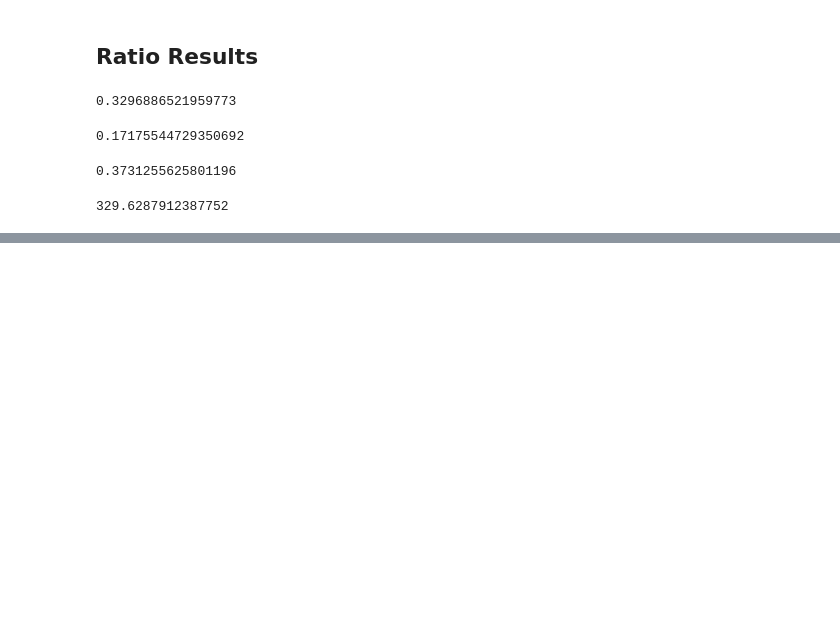
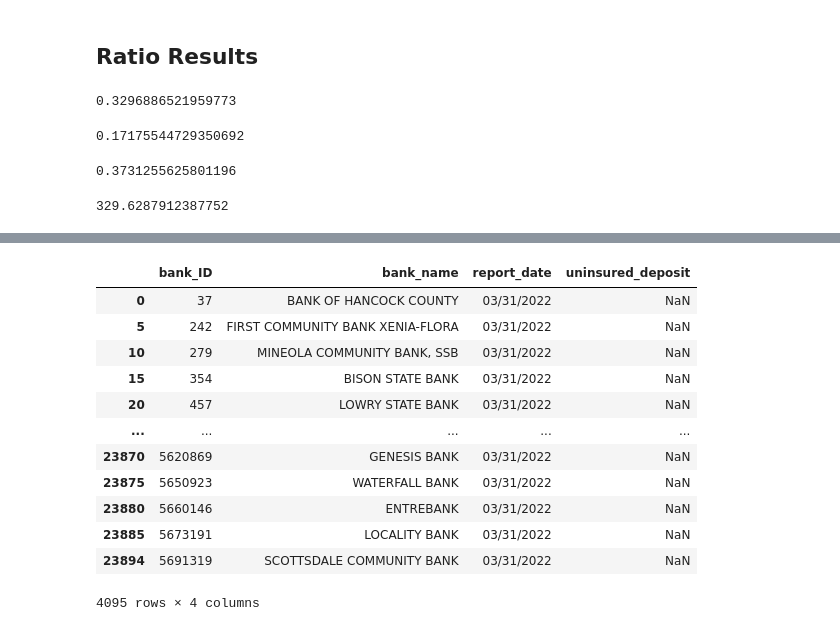
Before and after one commit to huangpz-a11y/P2_Monetary_Tightening, a Jupyter notebook: src/02_Final Updated Analysis.ipynb, the cells around one changed output, grey strips where cells are left out. Cells and saved outputs as stored; diff of their text form; code cells hidden in the pictures; blank space fills up the shorter version.

```diff
--- a/src/02_Final Updated Analysis.ipynb
+++ b/src/02_Final Updated Analysis.ipynb
@@ -514,0 +582,40 @@ coverage_ratios_df['insured_deposit_coverage_ratio'].std()
+# %%
+df_RMBS_GSIB = df_RMBS_Final[df_RMBS_Final['Bank_ID'].isin(GSIB)] #RMBS for GSIB banks
+df_RMBS_large_ex_GSIB = df_RMBS_Final[df_RMBS_Final['Bank_ID'].isin(large_ex_GSIB)] #RMBS for large non-GSIB banks
+df_RMBS_small = df_RMBS_Final[df_RMBS_Final['Bank_ID'].isin(small)]
+
+df_RMBS_Final = df_RMBS_Final #RMBS for all banks
+df_RMBS_GSIB = df_RMBS_Final[df_RMBS_Final['Bank_ID'].isin(GSIB)] #RMBS for GSIB banks
+df_RMBS_large_ex_GSIB = df_RMBS_Final[df_RMBS_Final['Bank_ID'].isin(large_ex_GSIB)] #RMBS for large non-GSIB banks
+df_RMBS_small = df_RMBS_Final[df_RMBS_Final['Bank_ID'].isin(small)] #RMBS for small banks
+
+#Loans First Lien Domestic
+
+df_loans_first_lien_domestic = df_loans_first_lien_domestic # loans first lien domestic for all banks
+df_loans_first_lien_domestic_GSIB = df_loans_first_lien_domestic[df_loans_first_lien_domestic['Bank_ID'].isin(GSIB)] # loans first lien domestic for all GSIB banks
+df_loans_first_lien_domestic_large_ex_GSIB = df_loans_first_lien_domestic[df_loans_first_lien_domestic['Bank_ID'].isin(large_ex_GSIB)] # loans first lien domestic for all large non-GSIB banks
+df_loans_first_lien_domestic_small = df_loans_first_lien_domestic[df_loans_first_lien_domestic['Bank_ID'].isin(small)]
+
+df_treasury_and_others = df_treasury_and_others #treasury and others all banks
+df_treasury_and_others_GSIB = df_treasury_and_others[df_treasury_and_others['Bank_ID'].isin(GSIB)] #treasury and others GSIB banks
+df_treasury_and_others_large_ex_GSIB = df_treasury_and_others[df_treasury_and_others['Bank_ID'].isin(large_ex_GSIB)] #treasury and others large non-GSIB baanks
+df_treasury_and_others_small = df_treasury_and_others[df_treasury_and_others['Bank_ID'].isin(small)] #treasury and others small banks
+
+#Other Loan
+
+df_other_loan = df_other_loan #other loans for all banks
+df_other_loan_GSIB = df_other_loan[df_other_loan['Bank_ID'].isin(GSIB)] #other loans for all GSIB banks
+df_other_loan_large_ex_GSIB = df_other_loan[df_other_loan['Bank_ID'].isin(large_ex_GSIB)] #other loans for all large non-GSIB banks
+df_other_loan_small = df_other_loan[df_other_loan['Bank_ID'].isin(small)]
+
+ #uninsured deposits
+uninsured_deposit = uninsured_deposit #uninsured deposits for all banks
+uninsured_deposit_GSIB = uninsured_deposit[uninsured_deposit['bank_ID'].isin(GSIB)] #uninsured deposits for GSIB banks
+uninsured_deposit_large_ex_GSIB = uninsured_deposit[uninsured_deposit['bank_ID'].isin(large_ex_GSIB)] #uninsured deposits for large non-GSIB banks
+uninsured_deposit_small = uninsured_deposit[uninsured_deposit['bank_ID'].isin(small)] #uninsured deposits for small banks
+
+#insured deposits
+insured_deposits = insured_deposit.copy() #insured deposits for all banks
+insured_deposits_GSIB = insured_deposits[insured_deposits['bank_ID'].isin(GSIB)] #insured deposits for GSIB banks
+insured_deposits_large_ex_GSIB = insured_deposits[insured_deposits['bank_ID'].isin(large_ex_GSIB)] #insured deposits for large non-GSIB banks
+insured_deposits_small = insured_deposits[insured_deposits['bank_ID'].isin(small)]
@@ -514,0 +707,16 @@ coverage_ratios_df['insured_deposit_coverage_ratio'].std()
+# %%
+uninsured_deposit_small
+# %% [output]
+|  | bank_ID | bank_name | report_date | uninsured_deposit |
+| 0 | 37 | BANK OF HANCOCK COUNTY | 03/31/2022 | NaN |
+| 5 | 242 | FIRST COMMUNITY BANK XENIA-FLORA | 03/31/2022 | NaN |
+| 10 | 279 | MINEOLA COMMUNITY BANK, SSB | 03/31/2022 | NaN |
+| 15 | 354 | BISON STATE BANK | 03/31/2022 | NaN |
+| 20 | 457 | LOWRY STATE BANK | 03/31/2022 | NaN |
+| ... | ... | ... | ... | ... |
+| 23870 | 5620869 | GENESIS BANK | 03/31/2022 | NaN |
+| 23875 | 5650923 | WATERFALL BANK | 03/31/2022 | NaN |
+| 23880 | 5660146 | ENTREBANK | 03/31/2022 | NaN |
+| 23885 | 5673191 | LOCALITY BANK | 03/31/2022 | NaN |
+| 23894 | 5691319 | SCOTTSDALE COMMUNITY BANK | 03/31/2022 | NaN |
+4095 rows × 4 columns
```
Also changed, not shown: parts of 12 cells of this notebook.
